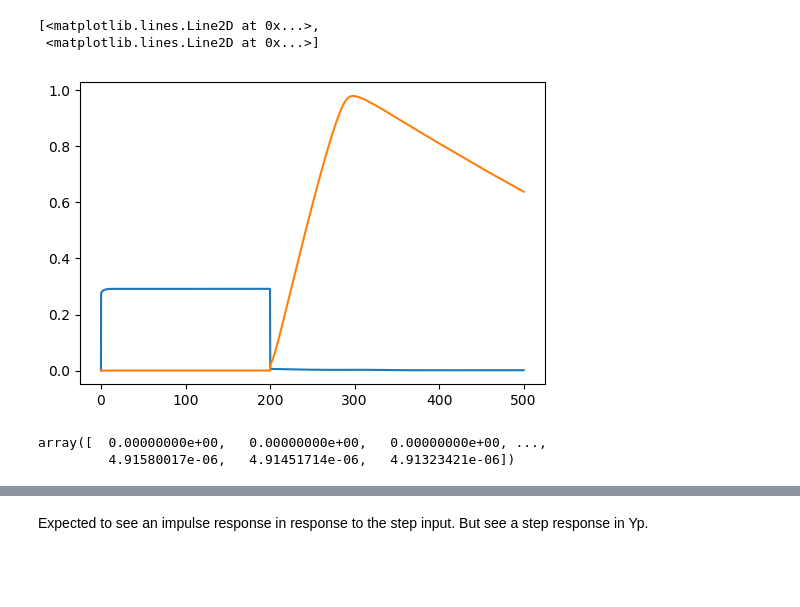
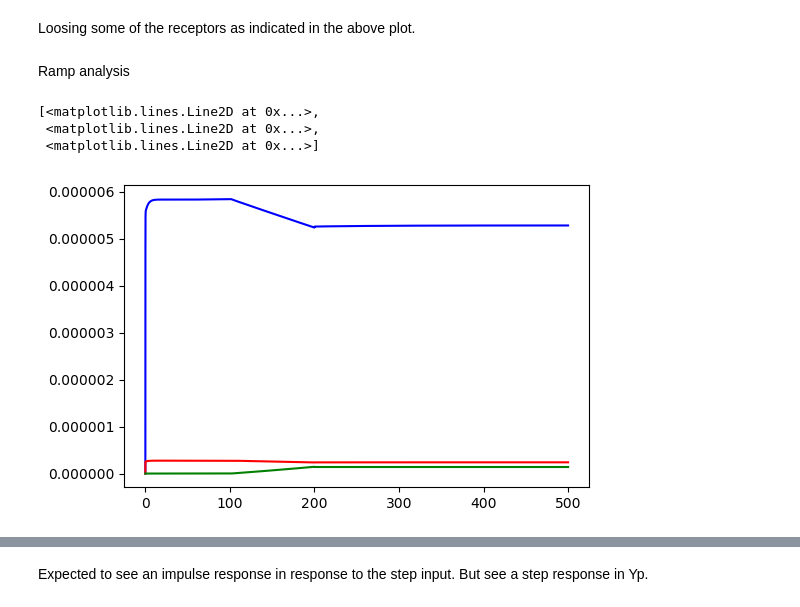
Before and after one commit to ScienceStacks/BioCellControl, a Jupyter notebook: Analysis/chemotaxis.ipynb, the cells around one changed output, grey strips where cells are left out. Cells and saved outputs as stored; diff of their text form; code cells hidden in the pictures; blank space fills up the shorter version.

Commit message:
Completed tests for chemotaxis_model.

```diff
--- a/Analysis/chemotaxis.ipynb
+++ b/Analysis/chemotaxis.ipynb
@@ -4,0 +96,11 @@ Analyze states of T: by p, by Me, by L. Show evolution of fractions over time.
+# %%
+m = 4
+n = 1
+plt.subplot(m,1,n); n += 1
+plt.plot(time, result['[Yp]'], 'g', time, result['[L]'], 'r')
+plt.subplot(m,1,n); n+= 1
+plt.plot(time,frLTp, 'r', time, frp, 'g', time, frTp, 'b')
+plt.subplot(m,1,n); n += 1
+plt.plot(time, frLT3p, 'g', time, frLT4p, 'b')
+plt.subplot(m, 1, n)
+plt.plot(time, frLT2, 'r')
@@ -5,29 +110,24 @@ Analyze states of T: by p, by Me, by L. Show evolution of fractions over time.
+# %% [markdown]
+Loosing some of the receptors as indicated in the above plot.
+# %% [markdown]
+Ramp analysis
 # %%
 %matplotlib inline
 import matplotlib.pyplot as plt
+import tellurium as te
 from chemotaxis_model import ChemotaxisModel
 
 model = ChemotaxisModel()
-model.appendToModel('''at (time > 200): L = 0.11e-3''')
-#model.appendToModel('''at (time > 100): k0 = 0.088e-6''')
-#model.appendToModel('''at (time > 200): k0 = 0, L=3e-6''')
+#model.appendToModel('''at (time > 200): L = 0.11e-6''')
+model.appendToModel('''at (time > 101): k0 = 0.011e-6''')
+model.appendToModel('''at (time > 200): k0 = 0, L=0.11e-6''')
+sim()
 
-model.initialize()
-result = model.run()
-time = result['time']
-ypfrc = model.getYpFraction()
-states = model.getReceptorStates()
-total = states.sumStates(lambda l,p,m: True)
-frLT = states.sumStates(lambda l,p,m: l)/total
-frLTp = states.sumStates(lambda l,p,m: l and p)/total
-plt.plot(time, ypfrc, time, frLTp)
+P = states.sumStates(lambda l,p,m: p)
+plt.plot( time, result['[Yp]'], 'b', time, P, 'r', time, result['[L]'], 'g')
 #rr.plot(result, xlim=[0, end_time])
 # %% [output]
 [<matplotlib.lines.Line2D at 0x...>,
+ <matplotlib.lines.Line2D at 0x...>,
  <matplotlib.lines.Line2D at 0x...>]
-[figure, old version]
+[figure, new version]
-# %%
-lt
-# %% [output]
-array([  0.00000000e+00,   0.00000000e+00,   0.00000000e+00, ...,
-         4.91580017e-06,   4.91451714e-06,   4.91323421e-06])
```
Also changed, not shown: parts of 10 cells of this notebook, 2 other files.
